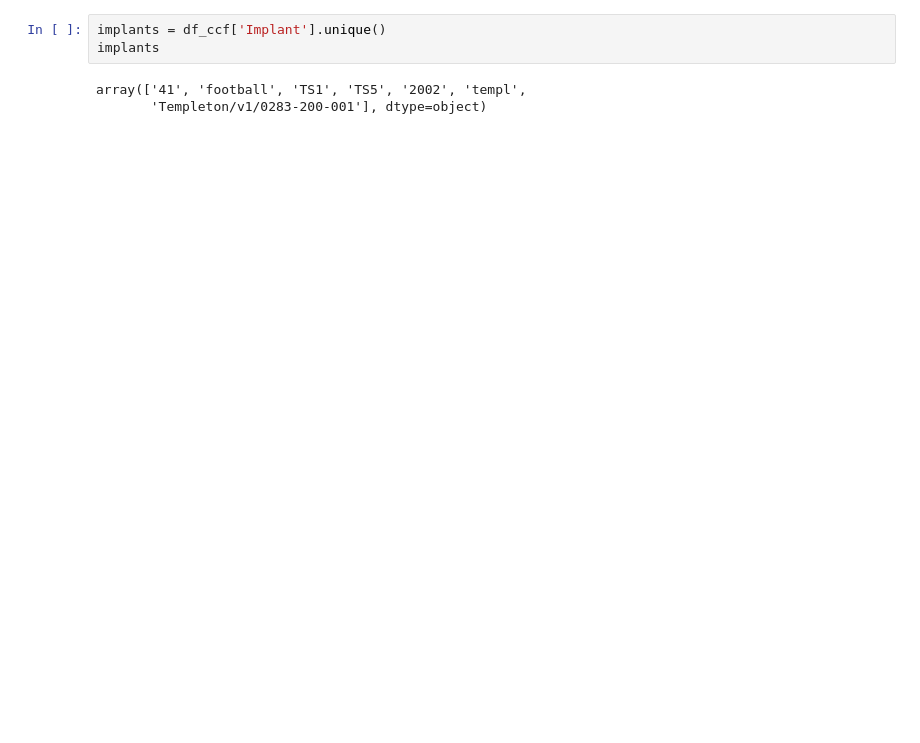
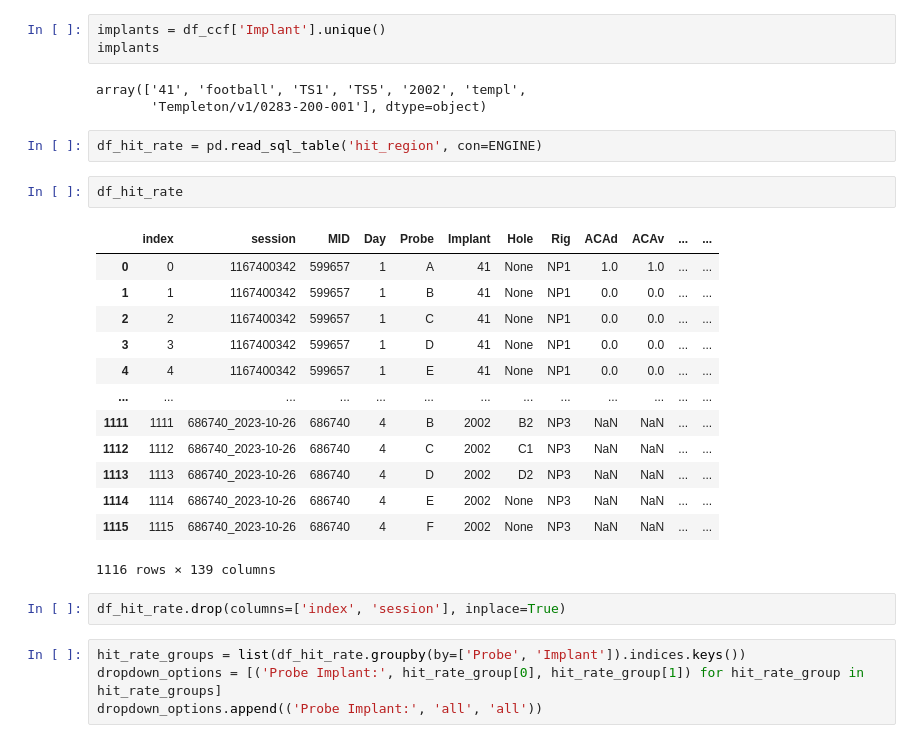
Before and after one commit to arjunsridhar12345/Tissuecyte_Annotation, a Jupyter notebook: Software_Analysis/probe_targeting.ipynb, the cells around one changed output. Saved outputs shown, nothing was run; the diff lists cells and outputs as text; blank space fills up the shorter version.

```diff
--- a/Software_Analysis/probe_targeting.ipynb
+++ b/Software_Analysis/probe_targeting.ipynb
@@ -28,3 +44,27 @@ implants
 # %% [output]
 array(['41', 'football', 'TS1', 'TS5', '2002', 'templ',
        'Templeton/v1/0283-200-001'], dtype=object)
+# %%
+df_hit_rate = pd.read_sql_table('hit_region', con=ENGINE)
+# %%
+df_hit_rate
+# %% [output]
+|  | index | session | MID | Day | Probe | Implant | Hole | Rig | ACAd | ACAv | ... | ... |
+| 0 | 0 | 1167400342 | 599657 | 1 | A | 41 | None | NP1 | 1.0 | 1.0 | ... | ... |
+| 1 | 1 | 1167400342 | 599657 | 1 | B | 41 | None | NP1 | 0.0 | 0.0 | ... | ... |
+| 2 | 2 | 1167400342 | 599657 | 1 | C | 41 | None | NP1 | 0.0 | 0.0 | ... | ... |
+| 3 | 3 | 1167400342 | 599657 | 1 | D | 41 | None | NP1 | 0.0 | 0.0 | ... | ... |
+| 4 | 4 | 1167400342 | 599657 | 1 | E | 41 | None | NP1 | 0.0 | 0.0 | ... | ... |
+| ... | ... | ... | ... | ... | ... | ... | ... | ... | ... | ... | ... | ... |
+| 1111 | 1111 | 686740_2023-10-26 | 686740 | 4 | B | 2002 | B2 | NP3 | NaN | NaN | ... | ... |
+| 1112 | 1112 | 686740_2023-10-26 | 686740 | 4 | C | 2002 | C1 | NP3 | NaN | NaN | ... | ... |
+| 1113 | 1113 | 686740_2023-10-26 | 686740 | 4 | D | 2002 | D2 | NP3 | NaN | NaN | ... | ... |
+| 1114 | 1114 | 686740_2023-10-26 | 686740 | 4 | E | 2002 | None | NP3 | NaN | NaN | ... | ... |
+| 1115 | 1115 | 686740_2023-10-26 | 686740 | 4 | F | 2002 | None | NP3 | NaN | NaN | ... | ... |
+1116 rows × 139 columns
+# %%
+df_hit_rate.drop(columns=['index', 'session'], inplace=True)
+# %%
+hit_rate_groups = list(df_hit_rate.groupby(by=['Probe', 'Implant']).indices.keys())
+dropdown_options = [('Probe Implant:', hit_rate_group[0], hit_rate_group[1]) for hit_rate_group in hit_rate_groups]
+dropdown_options.append(('Probe Implant:', 'all', 'all'))
```
Also changed, not shown: parts of 16 cells of this notebook, 4 other files.
